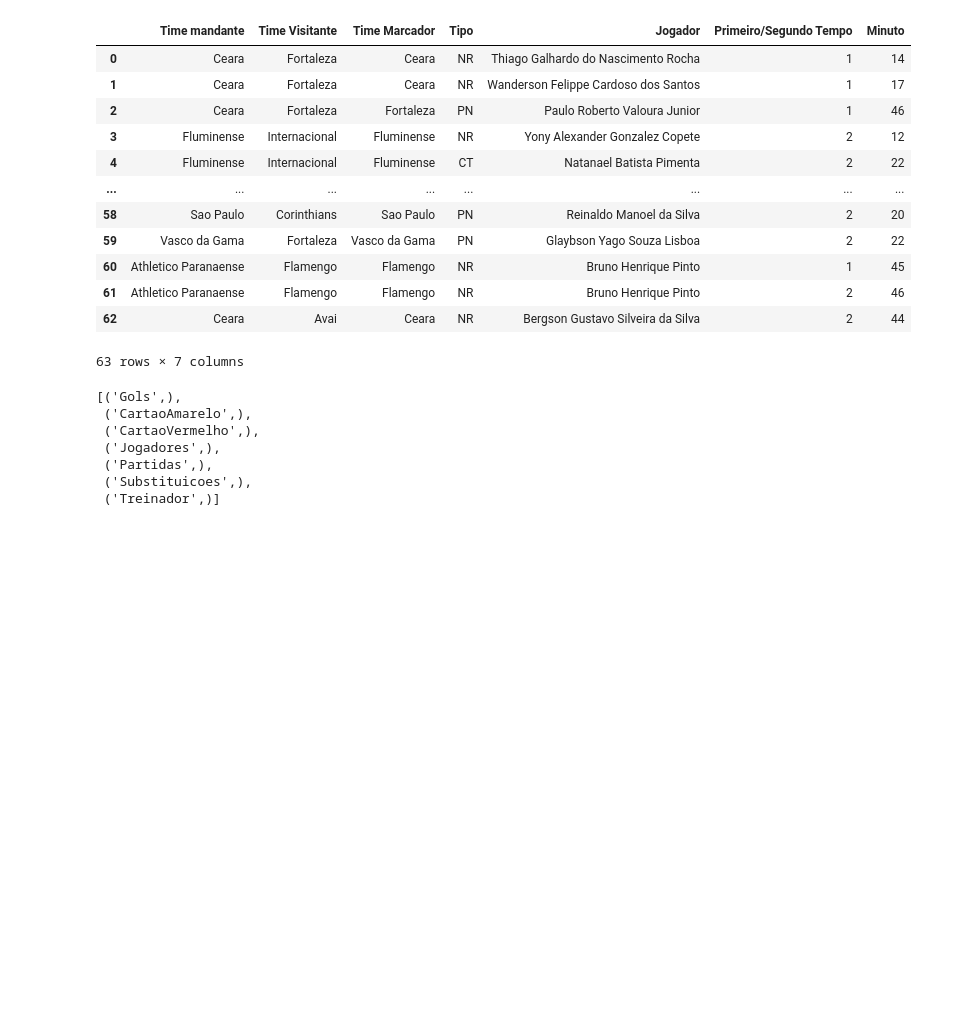
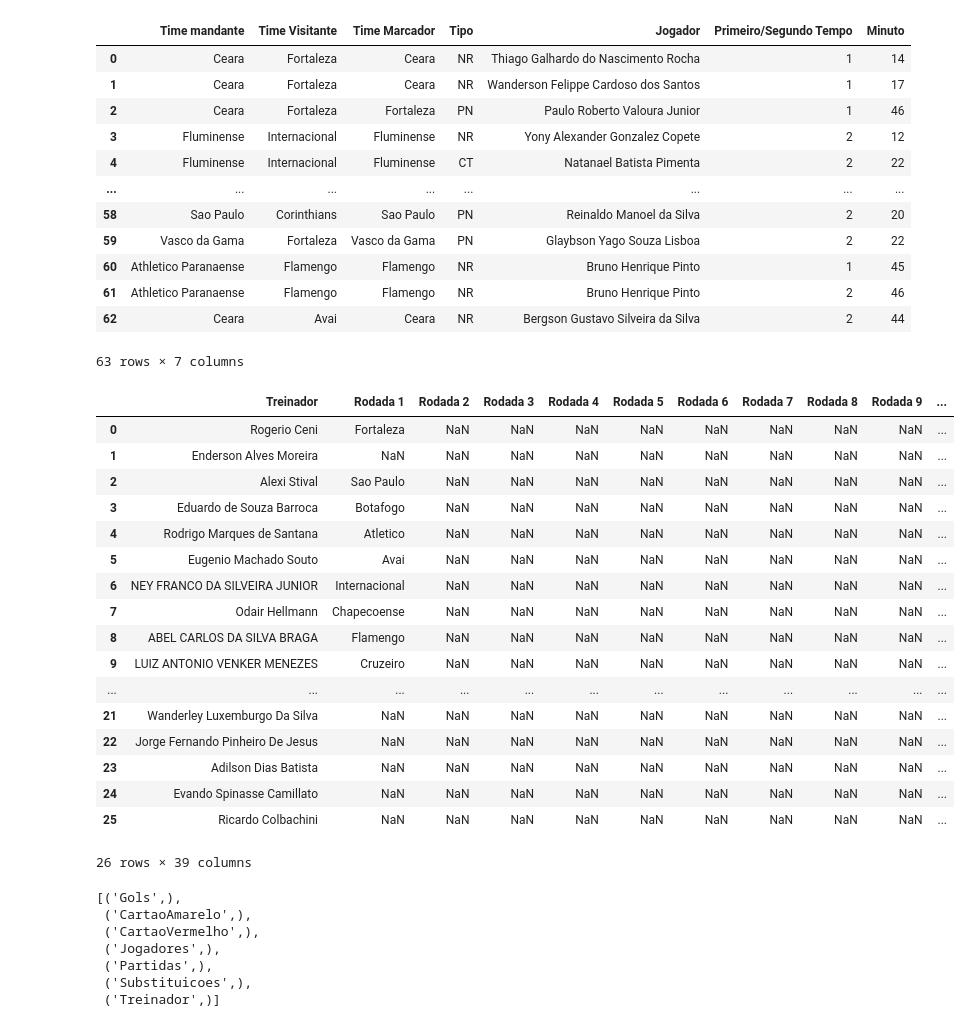
Before and after one commit to AGoldenDatabase/TrabalhoFinal, a Jupyter notebook: previa/notebooks/GOLDB.ipynb, the cells around one changed output. Saved outputs shown, nothing was run; the diff lists cells and outputs as text; code cells hidden in the pictures; blank space fills up the shorter version.

```diff
--- a/previa/notebooks/GOLDB.ipynb
+++ b/previa/notebooks/GOLDB.ipynb
@@ -32 +23,47 @@ treinadores = pd.read_excel('/content/Treinador.xlsx')
+# %%
+gols.to_csv('../data/tables/gols.csv')
+
+cartaoAmarelo = pd.read_excel('../data/interim/Cartoes amarelos.xlsx')
+cartaoAmarelo.dropna(subset=['Minuto'], inplace=True)
+cartaoAmarelo.to_csv('../data/tables/cartoes_amarelos.csv')
+
+cartaoVermelho = pd.read_excel('../data/interim/Cartoes vermelhos.xlsx')
+cartaoVermelho.dropna(subset=['Minuto'], inplace=True)
+cartaoVermelho.to_csv('../data/tables/cartoes_vermelhos.csv')
+
+jogadores = pd.read_excel('../data/interim/Jogadores.xlsx')
+jogadores.to_csv('../data/tables/jogadores.csv')
+
+partidas = pd.read_excel('../data/interim/Partidas.xlsx')
+partidas.dropna(subset=['Time mandante'], inplace=True)
+partidas['Numero rodada'] = partidas['Numero rodada'].astype('int32')
+partidas.to_csv('../data/tables/partidas.csv')
+
+subs = pd.read_excel('../data/interim/Substituicoes.xlsx')
+subs.dropna(subset=['Minuto'], inplace=True)
+subs.to_csv('../data/tables/substituicoes.csv')
+
+treinadores = pd.read_excel('../data/interim/Treinador.xlsx')
+treinadores.to_csv('../data/tables/treinadores.csv')
+# %%
+treinadores
+# %% [output]
+|  | Treinador | Rodada 1 | Rodada 2 | Rodada 3 | Rodada 4 | Rodada 5 | Rodada 6 | Rodada 7 | Rodada 8 | Rodada 9 | ... |
+| 0 | Rogerio Ceni | Fortaleza | NaN | NaN | NaN | NaN | NaN | NaN | NaN | NaN | ... |
+| 1 | Enderson Alves Moreira | NaN | NaN | NaN | NaN | NaN | NaN | NaN | NaN | NaN | ... |
+| 2 | Alexi Stival | Sao Paulo | NaN | NaN | NaN | NaN | NaN | NaN | NaN | NaN | ... |
+| 3 | Eduardo de Souza Barroca | Botafogo | NaN | NaN | NaN | NaN | NaN | NaN | NaN | NaN | ... |
+| 4 | Rodrigo Marques de Santana | Atletico | NaN | NaN | NaN | NaN | NaN | NaN | NaN | NaN | ... |
+| 5 | Eugenio Machado Souto | Avai | NaN | NaN | NaN | NaN | NaN | NaN | NaN | NaN | ... |
+| 6 | NEY FRANCO DA SILVEIRA JUNIOR | Internacional | NaN | NaN | NaN | NaN | NaN | NaN | NaN | NaN | ... |
+| 7 | Odair Hellmann | Chapecoense | NaN | NaN | NaN | NaN | NaN | NaN | NaN | NaN | ... |
+| 8 | ABEL CARLOS DA SILVA BRAGA | Flamengo | NaN | NaN | NaN | NaN | NaN | NaN | NaN | NaN | ... |
+| 9 | LUIZ ANTONIO VENKER MENEZES | Cruzeiro | NaN | NaN | NaN | NaN | NaN | NaN | NaN | NaN | ... |
+| ... | ... | ... | ... | ... | ... | ... | ... | ... | ... | ... | ... |
+| 21 | Wanderley Luxemburgo Da Silva | NaN | NaN | NaN | NaN | NaN | NaN | NaN | NaN | NaN | ... |
+| 22 | Jorge Fernando Pinheiro De Jesus | NaN | NaN | NaN | NaN | NaN | NaN | NaN | NaN | NaN | ... |
+| 23 | Adilson Dias Batista | NaN | NaN | NaN | NaN | NaN | NaN | NaN | NaN | NaN | ... |
+| 24 | Evando Spinasse Camillato | NaN | NaN | NaN | NaN | NaN | NaN | NaN | NaN | NaN | ... |
+| 25 | Ricardo Colbachini | NaN | NaN | NaN | NaN | NaN | NaN | NaN | NaN | NaN | ... |
+26 rows × 39 columns
 # %%
```
Also changed, not shown: parts of 4 cells of this notebook, 8 other files.
